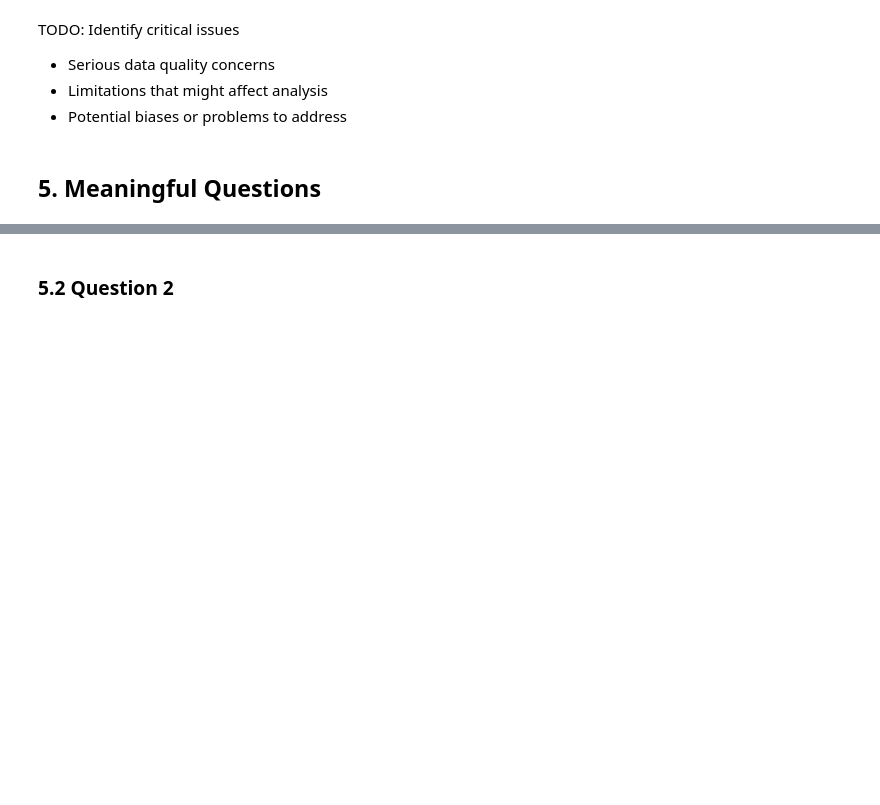
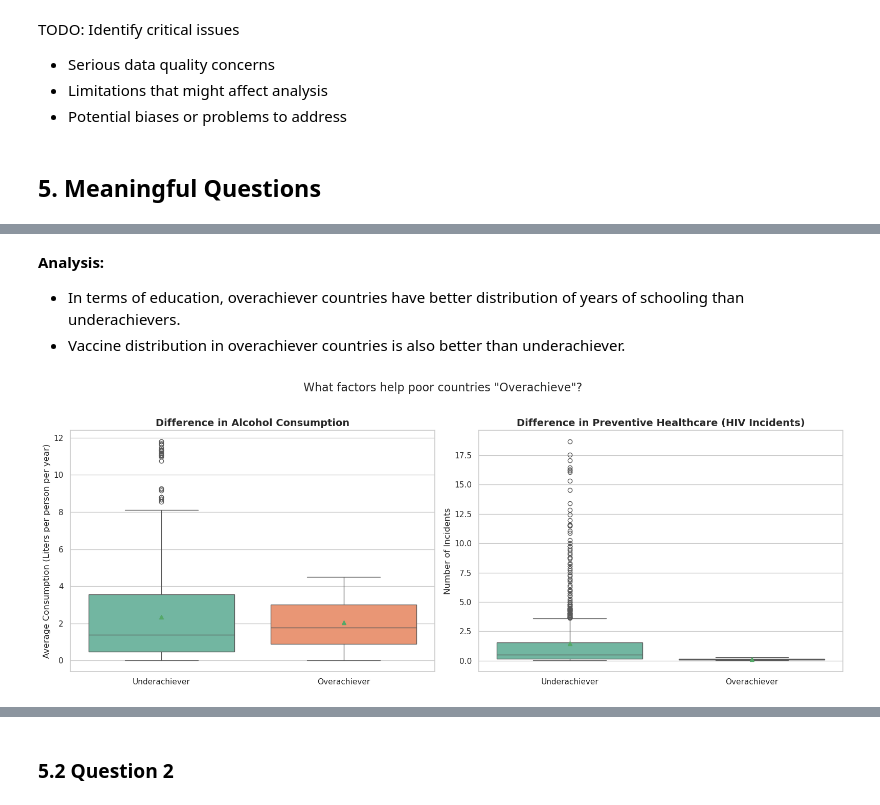
Before and after one commit to Shinoaki0145/Life_Expectancy_WHO, a Jupyter notebook: src/main.ipynb, the cells around one changed output, grey strips where cells are left out. Cells and saved outputs as stored; diff of their text form; code cells hidden in the pictures; blank space fills up the shorter version.

```diff
--- a/src/main.ipynb
+++ b/src/main.ipynb
@@ -377,0 +610,26 @@ TODO: Identify critical issues
+# %% [markdown]
+**Analysis:**
+- In terms of education, overachiever countries have better distribution of years of schooling than underachievers.
+- Vaccine distribution in overachiever countries is also better than underachiever.
+# %%
+fig, axes = plt.subplots(1, 2, figsize=(16, 6))
+
+# Plot Alcohol and HIV box plots
+sns.boxplot(data=df_low_gdp, x='Life_Expectancy_Category', y='Alcohol_consumption',
+            palette='Set2', showmeans=True, ax=axes[0], hue = 'Life_Expectancy_Category', legend=False)
+axes[0].set_title('Difference in Alcohol Consumption', fontsize=14, fontweight='bold')
+axes[0].set_ylabel('Average Consumption (Liters per person per year)')
+axes[0].set_xlabel('')
+
+# Plot HIV box plot
+sns.boxplot(data=df_low_gdp, x='Life_Expectancy_Category', y='Incidents_HIV',
+            palette='Set2', showmeans=True, ax=axes[1], hue = 'Life_Expectancy_Category', legend=False)
+axes[1].set_title('Difference in Preventive Healthcare (HIV Incidents)', fontsize=14, fontweight='bold')
+axes[1].set_ylabel('Number of Incidents')
+axes[1].set_xlabel('')
+
+plt.suptitle('What factors help poor countries "Overachieve"?', fontsize=16, y=1.02)
+plt.tight_layout()
+plt.show()
+# %% [output]
+[figure, added]
```
Also changed, not shown: parts of 96 cells of this notebook.
